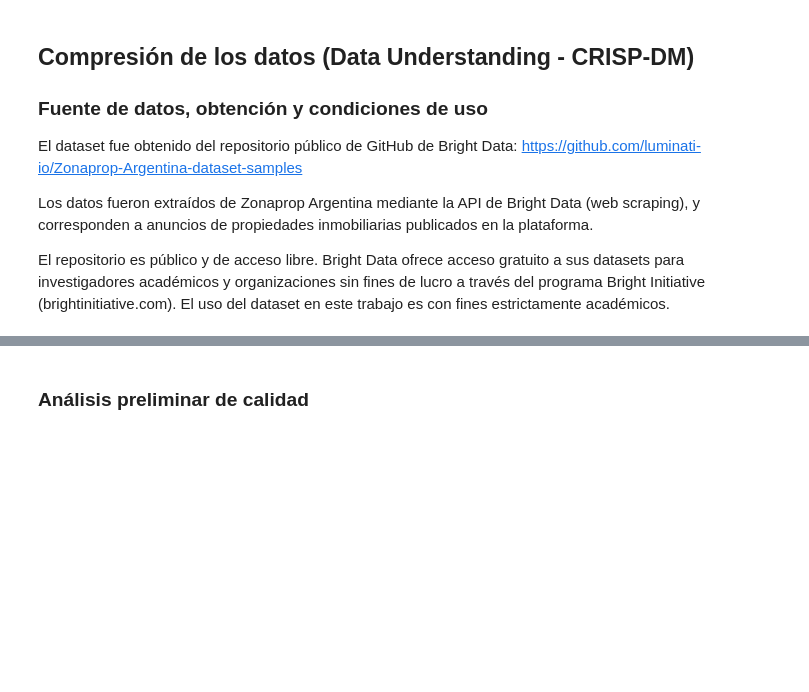
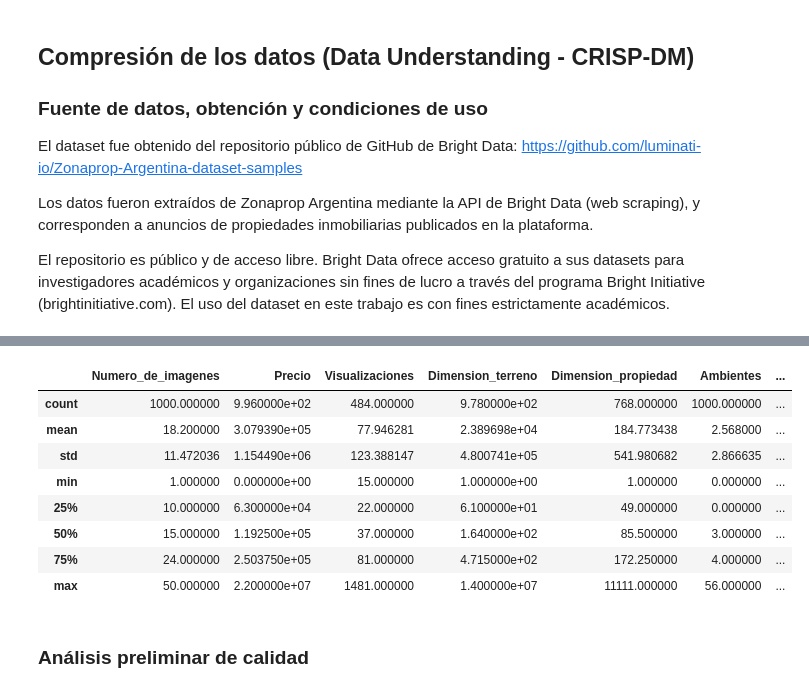
Before and after one commit to GomezMorales/TP_INTEGRADOR_CIENCIAS_DE_DATOS, a Jupyter notebook: TP_integrador_Ciencias_de_datos.ipynb, the cells around one changed output, grey strips where cells are left out. Cells and saved outputs as stored; diff of their text form; code cells hidden in the pictures; blank space fills up the shorter version.

Commit message:
Commit día 1 de trabajo sobre la segunda entrega, se avanzo sobre la eliminación de columnas irrelevantes, casteo de columnas al tipo apropiado y sobre imputación sobre visualizaciones y expensas.

```diff
--- a/TP_integrador_Ciencias_de_datos.ipynb
+++ b/TP_integrador_Ciencias_de_datos.ipynb
@@ -131,6 +145,18 @@ None
 | 3 | https://www.zonaprop.com.ar/propi... | Venta Casa 4 Ambientes José León ... | Venta Casa 4 Ambientes José León ... | ["https://imgar.zonapropcdn.com/a... | 46 | Corredor Responsable: GUILLERMO F... | 120000.0 | USD | ... |
 | 4 | https://www.zonaprop.com.ar/propi... | Venta Campo Productivo - Rivadavi... | Venta Campo Productivo - Rivadavi... | ["https://imgar.zonapropcdn.com/a... | 14 | Corredor Responsable: Real Estate... | 80000.0 | USD | ... |
 5 rows × 38 columns
+# %%
+df.describe()
+# %% [output]
+|  | Numero_de_imagenes | Precio | Visualizaciones | Dimension_terreno | Dimension_propiedad | Ambientes | ... |
+| count | 1000.000000 | 9.960000e+02 | 484.000000 | 9.780000e+02 | 768.000000 | 1000.000000 | ... |
+| mean | 18.200000 | 3.079390e+05 | 77.946281 | 2.389698e+04 | 184.773438 | 2.568000 | ... |
+| std | 11.472036 | 1.154490e+06 | 123.388147 | 4.800741e+05 | 541.980682 | 2.866635 | ... |
+| min | 1.000000 | 0.000000e+00 | 15.000000 | 1.000000e+00 | 1.000000 | 0.000000 | ... |
+| 25% | 10.000000 | 6.300000e+04 | 22.000000 | 6.100000e+01 | 49.000000 | 0.000000 | ... |
+| 50% | 15.000000 | 1.192500e+05 | 37.000000 | 1.640000e+02 | 85.500000 | 3.000000 | ... |
+| 75% | 24.000000 | 2.503750e+05 | 81.000000 | 4.715000e+02 | 172.250000 | 4.000000 | ... |
+| max | 50.000000 | 2.200000e+07 | 1481.000000 | 1.400000e+07 | 11111.000000 | 56.000000 | ... |
 # %% [markdown]
 ### Análisis preliminar de calidad
 # %%
```
Also changed, not shown: parts of 35 cells of this notebook.
